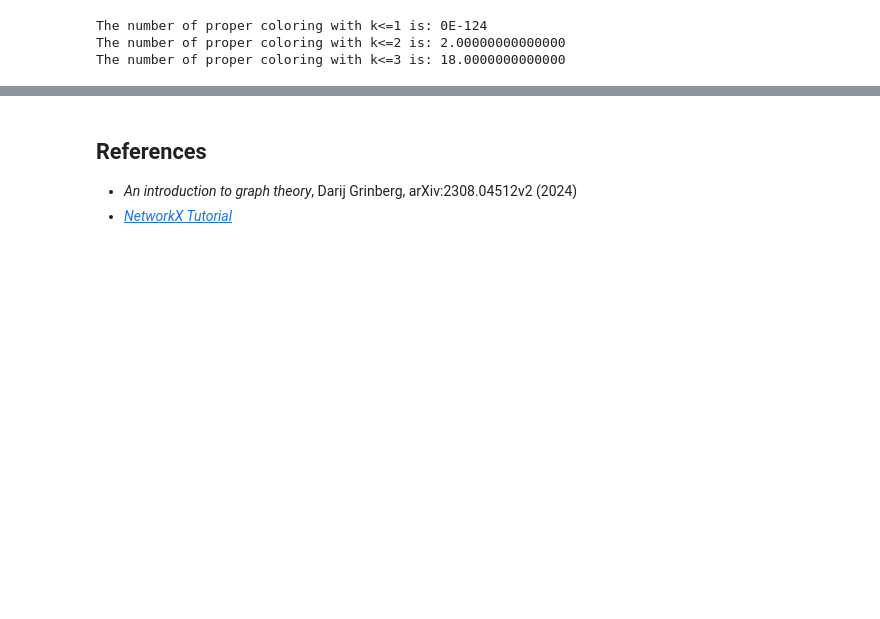
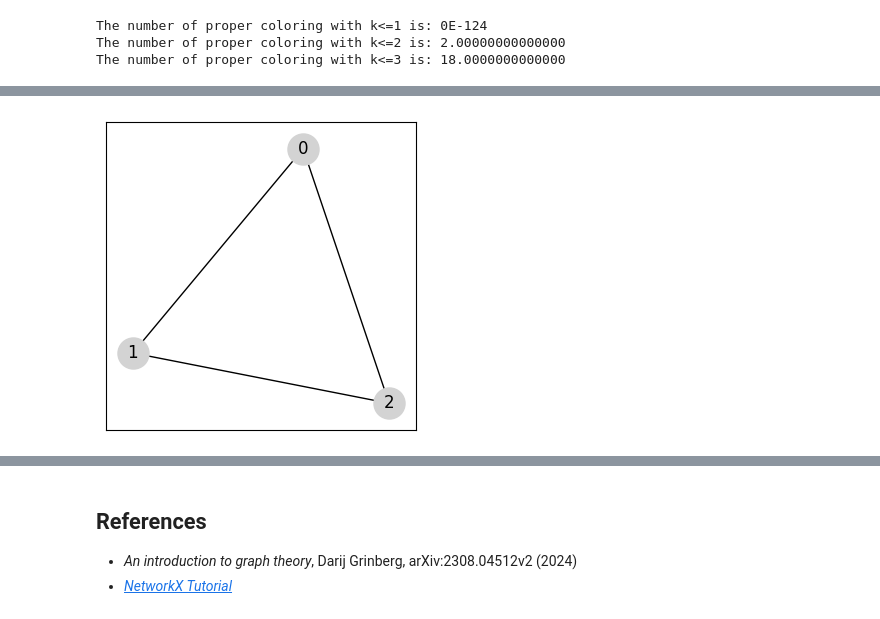
Before and after one commit to mirko-leccese/The-Machine-Learning-Project, a Jupyter notebook: graphs/graph-theory-networkx-2.ipynb, the cells around one changed output, grey strips where cells are left out. Saved outputs shown, nothing was run; the diff lists cells and outputs as text; code cells hidden in the pictures; blank space fills up the shorter version.

```diff
--- a/graphs/graph-theory-networkx-2.ipynb
+++ b/graphs/graph-theory-networkx-2.ipynb
@@ -948,0 +998,9 @@ ax.grid(True, linestyle='--', linewidth=0.5)
+# %%
+# Complete graph
+C3 = nx.complete_graph(3)
+# %%
+fig, ax = plt.subplots(figsize=(4, 4))
+
+nx.draw_networkx(C3, node_size=500, node_color="lightgrey")
+# %% [output]
+[figure, added]
```
Also changed, not shown: parts of 39 cells of this notebook.
